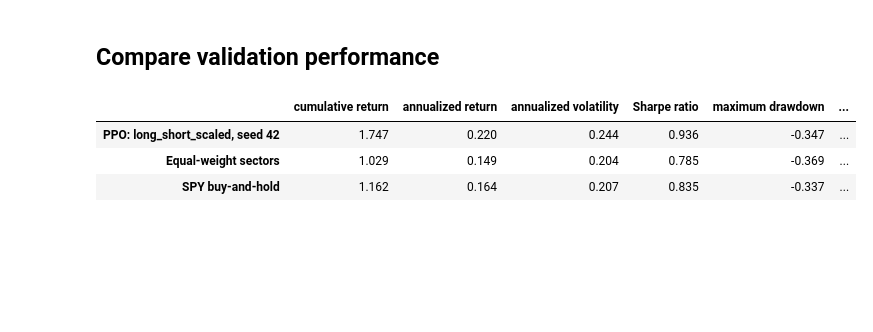
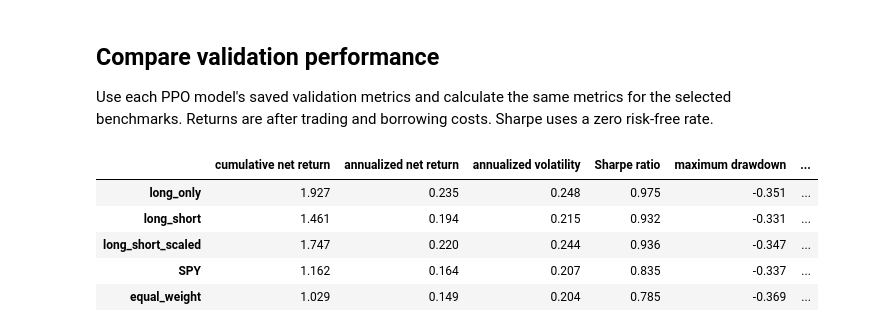
Before and after one commit to hankrugg/RLPortfolioManagement, a Jupyter notebook: notebooks/04_benchmark_analysis.ipynb, the cells around one changed output. Saved outputs shown, nothing was run; the diff lists cells and outputs as text; code cells hidden in the pictures; blank space fills up the shorter version.

```diff
--- a/notebooks/04_benchmark_analysis.ipynb
+++ b/notebooks/04_benchmark_analysis.ipynb
@@ -145,56 +145,54 @@ strategy_results = {
 # %% [markdown]
 ## Compare validation performance
+
+Use each PPO model's saved validation metrics and calculate the same metrics for the selected benchmarks. Returns are after trading and borrowing costs. Sharpe uses a zero risk-free rate.
 # %%
 def calculate_metrics(results):
-    """Calculate performance and implementation metrics."""
+    """Calculate performance and implementation metrics from daily data."""
     returns = results["net_return"]
     cumulative_return = (1 + returns).prod() - 1
     annualized_return = (
-        (1 + cumulative_return)
-        ** (TRADING_DAYS_PER_YEAR / len(returns))
-        - 1
+        (1 + cumulative_return) ** (TRADING_DAYS_PER_YEAR / len(returns)) - 1
     )
-    annualized_volatility = returns.std() * np.sqrt(TRADING_DAYS_PER_YEAR)
+    volatility = returns.std()
+    annualized_volatility = volatility * np.sqrt(TRADING_DAYS_PER_YEAR)
     wealth = (1 + returns).cumprod()
-    drawdown = wealth / wealth.cummax() - 1
+    drawdown = wealth / wealth.cummax().clip(lower=1.0) - 1
     return pd.Series(
         {
-            "cumulative return": cumulative_return,
-            "annualized return": annualized_return,
+            "cumulative net return": cumulative_return,
+            "annualized net return": annualized_return,
             "annualized volatility": annualized_volatility,
             "Sharpe ratio": (
-                returns.mean() / returns.std()
-                * np.sqrt(TRADING_DAYS_PER_YEAR)
+                returns.mean() / volatility * np.sqrt(TRADING_DAYS_PER_YEAR)
             ),
             "maximum drawdown": drawdown.min(),
-            "annualized turnover": (
-                results["turnover"].mean() * TRADING_DAYS_PER_YEAR
-            ),
+            "annualized turnover": results["turnover"].mean() * TRADING_DAYS_PER_YEAR,
             "average gross exposure": results["gross_exposure"].mean(),
+            "maximum gross exposure": results["gross_exposure"].max(),
             "average short exposure": results["short_exposure"].mean(),
             "annualized implementation cost": (
-                (
-                    results["transaction_cost"]
-                    + results["short_borrow_cost"]
-                ).mean()
+                (results["transaction_cost"] + results["short_borrow_cost"]).mean()
                 * TRADING_DAYS_PER_YEAR
             ),
         }
     )
 
 
-comparison_table = pd.DataFrame(
-    {
-        strategy: calculate_metrics(results)
-        for strategy, results in strategy_results.items()
-    }
-).T
+comparison_metrics = dict(model_metrics)
+for benchmark in ["SPY", "equal_weight"]:
+    if benchmark in strategy_results:
+        comparison_metrics[benchmark] = calculate_metrics(strategy_results[benchmark])
+
+comparison_table = pd.DataFrame(comparison_metrics).T.loc[MODELS_TO_COMPARE]
 display(comparison_table.style.format("{:.3f}"))
 # %% [output]
-|  | cumulative return | annualized return | annualized volatility | Sharpe ratio | maximum drawdown | ... |
-| PPO: long_short_scaled, seed 42 | 1.747 | 0.220 | 0.244 | 0.936 | -0.347 | ... |
-| Equal-weight sectors | 1.029 | 0.149 | 0.204 | 0.785 | -0.369 | ... |
-| SPY buy-and-hold | 1.162 | 0.164 | 0.207 | 0.835 | -0.337 | ... |
+|  | cumulative net return | annualized net return | annualized volatility | Sharpe ratio | maximum drawdown | ... |
+| long_only | 1.927 | 0.235 | 0.248 | 0.975 | -0.351 | ... |
+| long_short | 1.461 | 0.194 | 0.215 | 0.932 | -0.331 | ... |
+| long_short_scaled | 1.747 | 0.220 | 0.244 | 0.936 | -0.347 | ... |
+| SPY | 1.162 | 0.164 | 0.207 | 0.835 | -0.337 | ... |
+| equal_weight | 1.029 | 0.149 | 0.204 | 0.785 | -0.369 | ... |
 # %%
 wealth = pd.DataFrame(
     {
```
Also changed, not shown: parts of 15 cells of this notebook, 13 other files.
